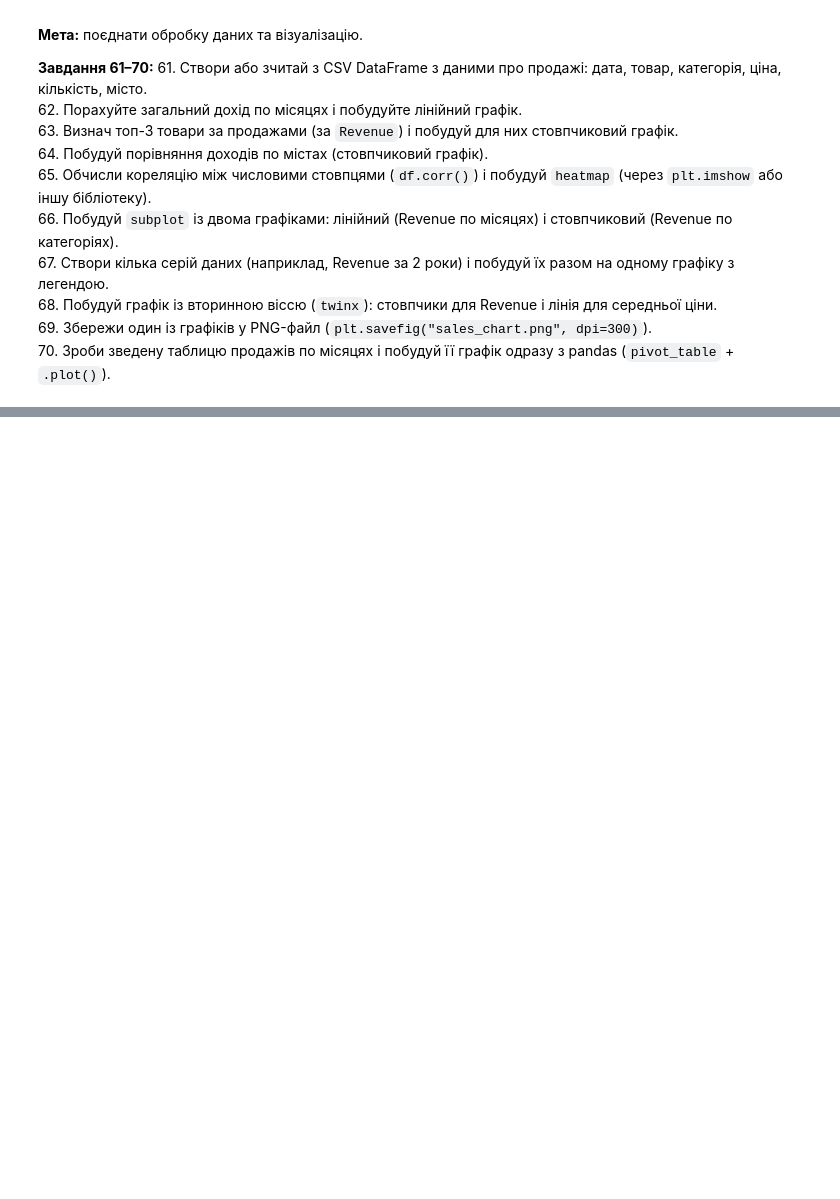
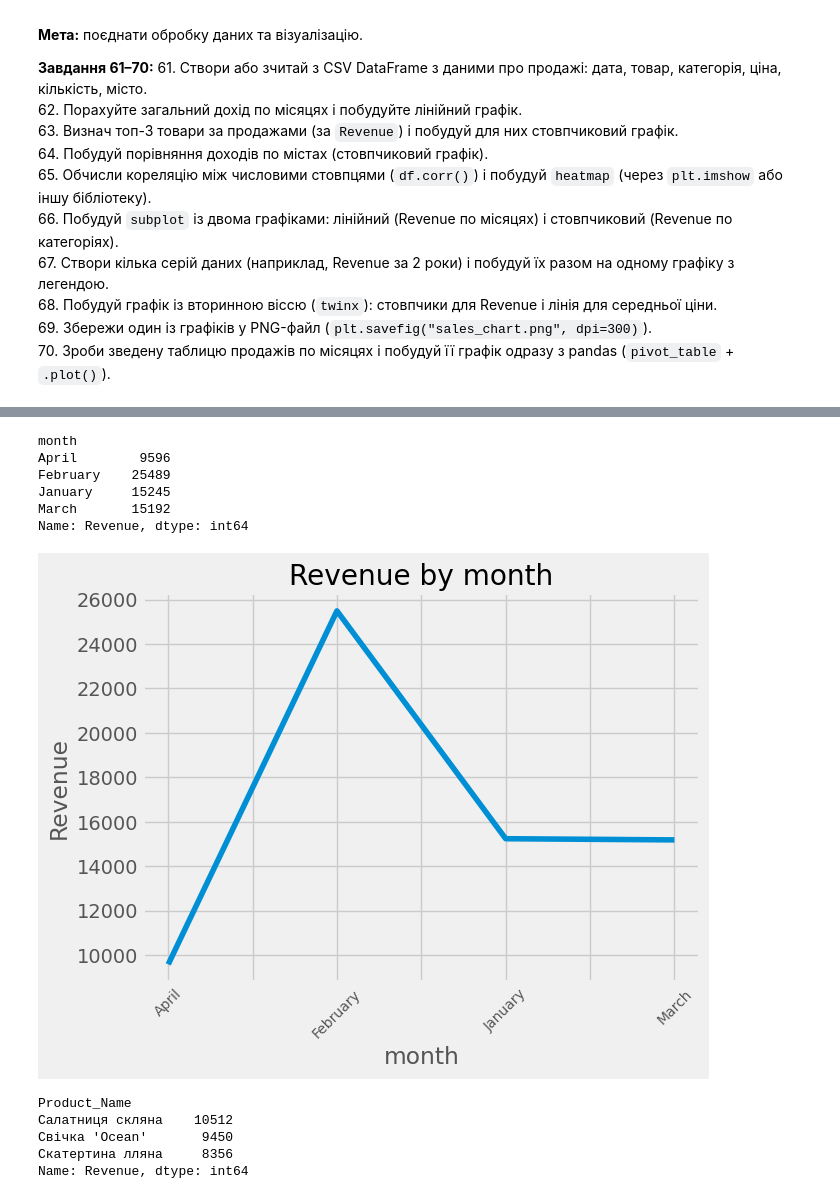
Before and after one commit to SvitlanaShustur/test-tasks-Python-DTA, a Jupyter notebook: pandas_matplotlib_practice.ipynb, the cells around one changed output, grey strips where cells are left out. Cells and saved outputs as stored; diff of their text form; code cells hidden in the pictures; blank space fills up the shorter version.

```diff
--- a/pandas_matplotlib_practice.ipynb
+++ b/pandas_matplotlib_practice.ipynb
@@ -1014,3 +1014,8 @@ plt.show()
 # %%
 # Розв'язання для завдань 61–70
 # Твій код тут ↓
+# %%
+# 61. Створи або зчитай з CSV DataFrame з даними про продажі: дата, товар, категорія, ціна, кількість, місто.
+
+df = pd.read_excel("sales_dataset_ukraine.xlsx")
+df.head()
@@ -1016,0 +1048,31 @@ plt.show()
+# %%
+# 62. Порахуйте загальний дохід по місяцях і побудуйте лінійний графік.
+df["Date"] = pd.to_datetime(df["Date"])
+df['month'] = df['Date'].dt.month_name() # додаємо колонку місяць
+monthly_income = df.groupby("month")["Revenue"].sum()
+monthly_income
+# %% [output]
+month
+April        9596
+February    25489
+January     15245
+March       15192
+Name: Revenue, dtype: int64
+# %%
+monthly_income.plot(x="month", y="Revenue", title = "Revenue by month") #  Побудувати лінійний графік доходів за місяцями
+plt.xticks(rotation=45, fontsize=10)
+plt.xlabel("month")
+plt.ylabel("Revenue")
+plt.show()
+# %% [output]
+[figure, added]
+# %%
+# 63. Визнач топ-3 товари за продажами (за `Revenue`) і побудуй для них стовпчиковий графік.
+top_3_products = df.groupby("Product_Name")["Revenue"].sum().sort_values(ascending=False)
+top_3_products.head(3)
+# %% [output]
+Product_Name
+Салатниця скляна    10512
+Свічка 'Ocean'       9450
+Скатертина лляна     8356
+Name: Revenue, dtype: int64
```
Also changed, not shown: parts of 14 cells of this notebook.
